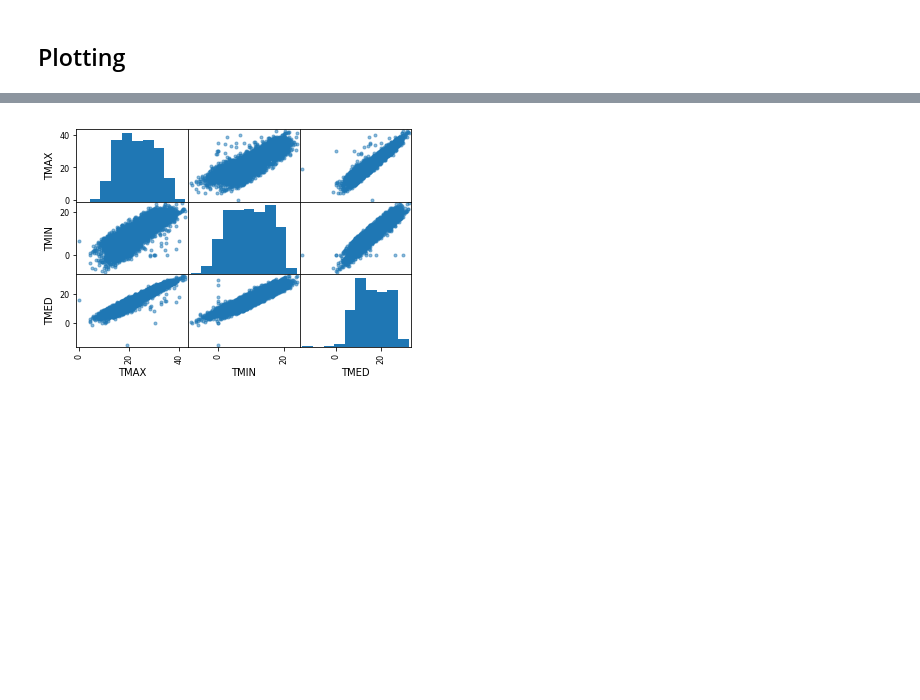
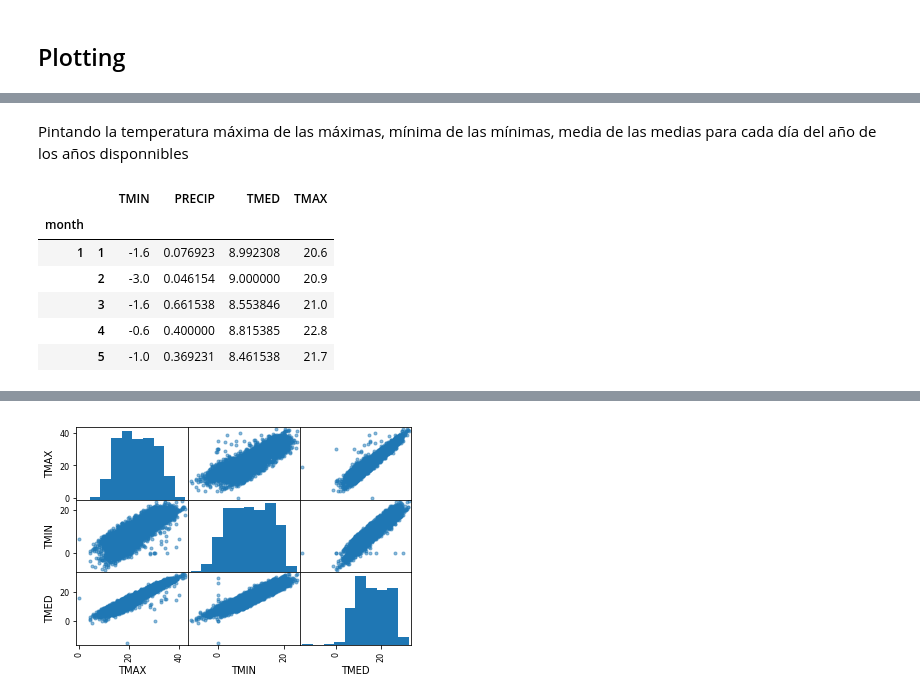
Before and after one commit to AeroPython/Curso_AeroPython, a Jupyter notebook: notebooks_completos/050-Pandas-Intro.ipynb, the cells around one changed output, grey strips where cells are left out. Drawn from its saved outputs; the diff is of its cells as text; code cells hidden in the pictures; blank space fills up the shorter version.

```diff
--- a/notebooks_completos/050-Pandas-Intro.ipynb
+++ b/notebooks_completos/050-Pandas-Intro.ipynb
@@ -321 +399,16 @@ Name: TMAX, dtype: float64
+# %% [markdown]
+Pintando la temperatura máxima de las máximas, mínima de las mínimas, media de las medias para cada día del año de los años disponnibles
+# %%
+group_daily = data.groupby(['month', data.index.day])
+
+daily_agg = group_daily.agg({'TMED': 'mean', 'TMAX': 'max', 'TMIN': 'min', 'PRECIP': 'mean'})
+daily_agg.head()
+# %% [output]
+|  |  | TMIN | PRECIP | TMED | TMAX |
+| month |  |  |  |  |  |
+| 1 | 1 | -1.6 | 0.076923 | 8.992308 | 20.6 |
+|  | 2 | -3.0 | 0.046154 | 9.000000 | 20.9 |
+|  | 3 | -1.6 | 0.661538 | 8.553846 | 21.0 |
+|  | 4 | -0.6 | 0.400000 | 8.815385 | 22.8 |
+|  | 5 | -1.0 | 0.369231 | 8.461538 | 21.7 |
 # %%
```
Also changed, not shown: parts of 39 cells of this notebook.
